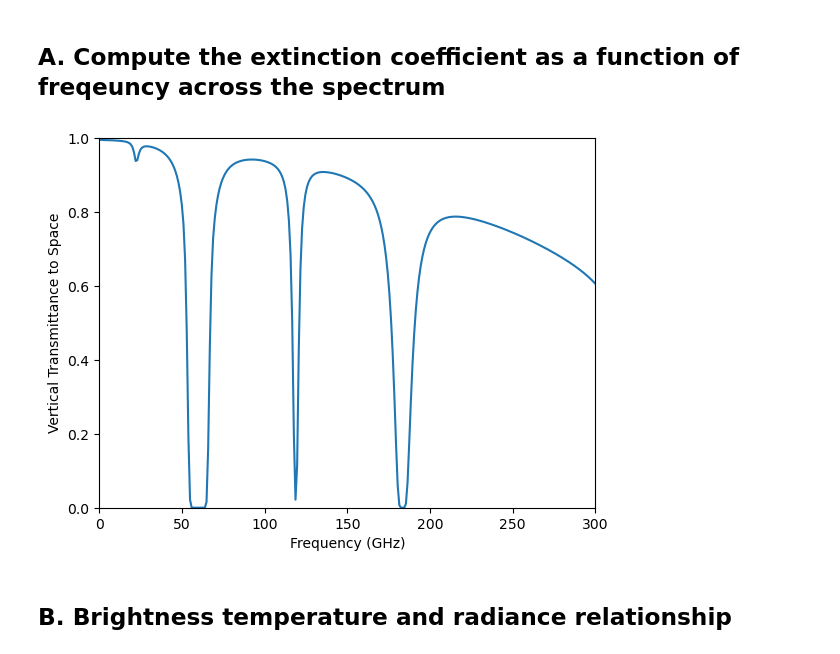
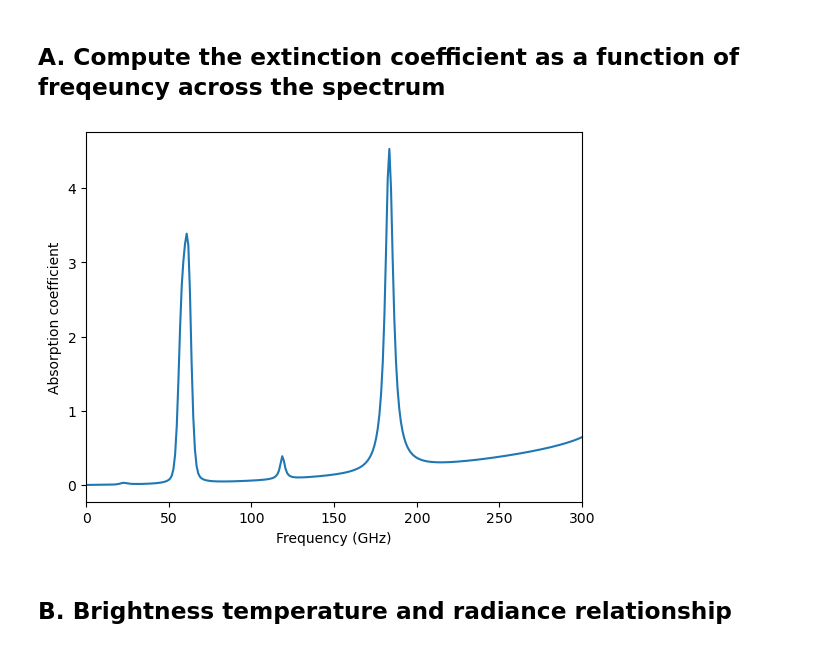
Before and after one commit to aspenjkmorgan/RadiativeTransfer, a Jupyter notebook: my_code.ipynb, the cells around one changed output. Cells and saved outputs as stored; diff of their text form; code cells hidden in the pictures.

```diff
--- a/my_code.ipynb
+++ b/my_code.ipynb
@@ -27,7 +27,7 @@ temp5 = ints[4] + ms[4]*data['Hgt.'][30:32]
 temp6 = ints[5] + ms[5]*data['Hgt.'][31:33]
 
 # plot variables by height
-fig, ax = plt.subplots(3, 1, figsize=(10, 10), dpi=100)
+fig, ax = plt.subplots(1, 3, figsize=(14, 6), dpi=300) # figsize=(10, 10)
 ax[0].plot(data['T'], data['Hgt.'])
 ax[0].scatter(data['T'], data['Hgt.'])
 ax[0].plot(temp1, data['Hgt.'][0:13], label='Estimated')
@@ -38,13 +38,13 @@ ax[0].plot(temp5, data['Hgt.'][30:32], label='Estimated')
 ax[0].plot(temp6, data['Hgt.'][31:33], label='Estimated')
 ax[0].legend()
 ax[0].set_ylabel('Height (km)')
-ax[0].set_xlabel('Temperature')
+ax[0].set_xlabel('Temperature (K)')
 ax[1].plot(data['Pressure'], data['Hgt.'], label='Actual')
 ax[1].plot(pres, data['Hgt.'], label='Estimated')
 ax[1].legend()
-ax[1].set_xlabel('Pressure')
+ax[1].set_xlabel('Pressure (mb)')
 ax[2].plot(data['H20'], data['Hgt.'], label='Actual')
 ax[2].plot(water, data['Hgt.'], label='Estimated')
 ax[2].legend()
-ax[2].set_xlabel('H20');
+ax[2].set_xlabel('H2O (mb)');
 # %% [output]
@@ -85,30 +85,30 @@ def get_given_temperature(z):
 # %%
 # need range of frequencies (in GHz)
 freqs = np.linspace(1, 300, 301)
 
 # compute ks based on frequencies
 transmittance = np.zeros((len(freqs)))
 k_exts = np.zeros((len(freqs)))
 for i, f in enumerate(freqs):
 
     # get k (clw = content of liquid water)
     z0 = 0
-    z1 = 10
+    z1 = 1
     dz = z1 - z0
     k_exts[i] = absorb.absorb_all(freqy=f, temp=get_given_temperature(z1/2), pres=get_given_pressure(z1/2),
                               vapor_pres=get_given_water(z1/2), clw=0)
-    transmittance[i] = np.exp(-k_exts[i]*dz)
+    transmittance[i] = k_exts[i]
 
 
 fig, ax = plt.subplots(dpi=100)
 ax.plot(freqs, transmittance)
 ax.set_xlim(0, 300)
-ax.set_ylim(0, 1)
+# ax.set_ylim(0, 1)
 ax.set_xlabel('Frequency (GHz)')
-ax.set_ylabel('Vertical Transmittance to Space');
+ax.set_ylabel('Absorption coefficient');
 # ax.set_title('Figure 1: Transmission from surface over microwave spectrum');
 # %% [output]
-[figure, old version]
+[figure, new version]
 # %% [markdown]
 ## B. Brightness temperature and radiance relationship
 # %% [markdown]
```
Also changed, not shown: parts of 16 cells of this notebook, 1 other file.
